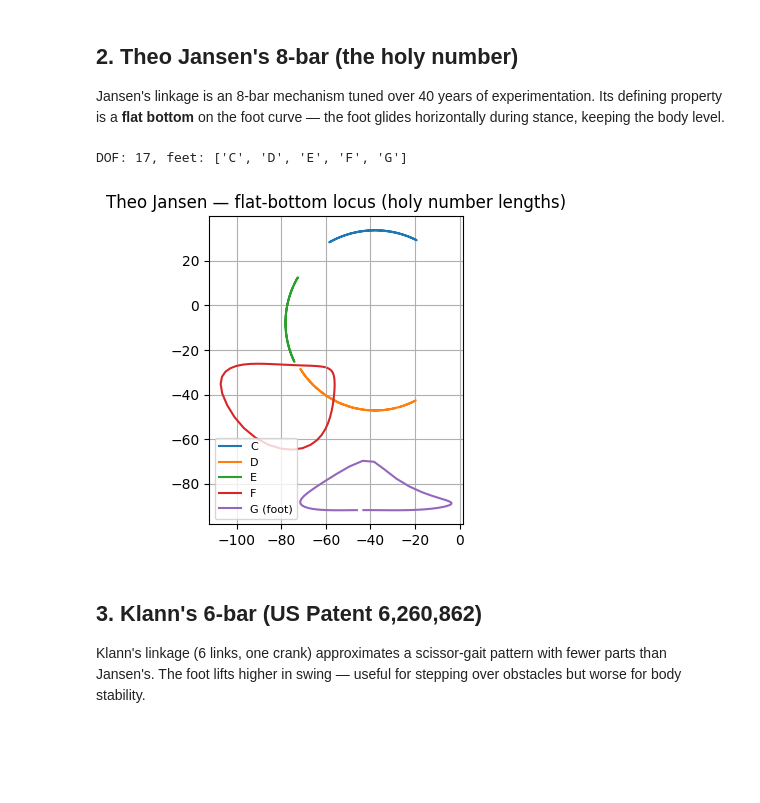
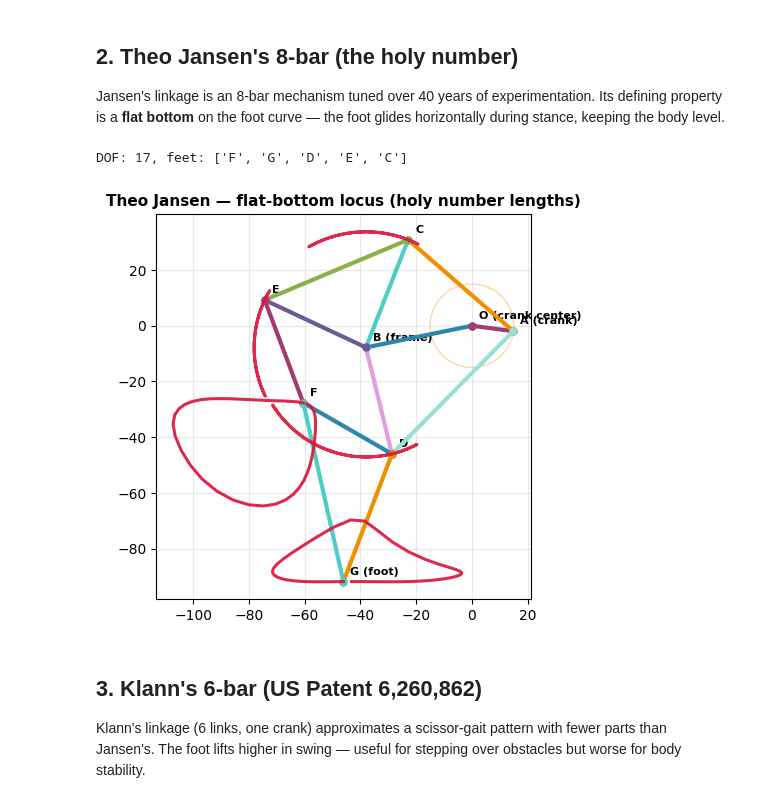
Before and after one commit to HugoFara/leggedsnake, a Jupyter notebook: examples/01_walkers_gallery.ipynb, the cells around one changed output. Cells and saved outputs as stored; diff of their text form; code cells hidden in the pictures; blank space fills up the shorter version.

```diff
--- a/examples/01_walkers_gallery.ipynb
+++ b/examples/01_walkers_gallery.ipynb
@@ -47,3 +34,34 @@ def foot_loci(walker, iterations=None):
+# %%
+def show_walker(walker, title, iterations=None, figsize=(8, 5)):
+    # Draw a Walker's bars at t=0 plus every joint locus; highlight the feet.
+    mech = walker.to_mechanism()
+    loci = list(walker.step(iterations=iterations))
+
+    fig, ax = plt.subplots(figsize=figsize)
+    plot_static_linkage(
+        mech, ax, loci,
+        show_loci=True, show_labels=True, show_legend=False,
+        title=title,
+    )
+
+    # Overlay the feet trajectories in bold. Some factories assign
+    # cosmetic joint names ("left foot") that don't match the node IDs
+    # returned by get_feet(); fall back to a substring match on "foot".
+    feet_ids = set(walker.get_feet())
+    for i, joint in enumerate(mech.joints):
+        name = getattr(joint, 'name', '') or ''
+        is_foot = (
+            name in feet_ids
+            or any(name.startswith(fid + ' ') for fid in feet_ids)
+            or 'foot' in name.lower()
+        )
+        if is_foot:
+            xs, ys = extract_trajectory(loci, i)
+            if xs.size:
+                ax.plot(xs, ys, color='crimson', lw=2.2, alpha=0.9, zorder=10)
+
+    ax.set_aspect('equal'); ax.grid(True, alpha=0.3)
+    plt.show()
 # %% [markdown]
 ## 2. Theo Jansen's 8-bar (the holy number)
 
@@ -54,16 +72,11 @@ level.
 # %%
 jansen = ls.Walker.from_jansen()
 print(f'DOF: {jansen.dof}, feet: {jansen.get_feet()}')
 
-fig, ax = plt.subplots(figsize=(7, 4))
-for name, xs, ys in foot_loci(jansen):
-    ax.plot(xs, ys, label=name)
-ax.set_aspect('equal'); ax.grid(True); ax.legend(fontsize=8)
-ax.set_title("Theo Jansen — flat-bottom locus (holy number lengths)")
-plt.show()
+show_walker(jansen, "Theo Jansen — flat-bottom locus (holy number lengths)")
 # %% [output]
-DOF: 17, feet: ['C', 'D', 'E', 'F', 'G']
+DOF: 17, feet: ['F', 'G', 'D', 'E', 'C']
-[figure, old version]
+[figure, new version]
 # %% [markdown]
 ## 3. Klann's 6-bar (US Patent 6,260,862)
 
```
Also changed, not shown: parts of 13 cells of this notebook, 1 other file.
